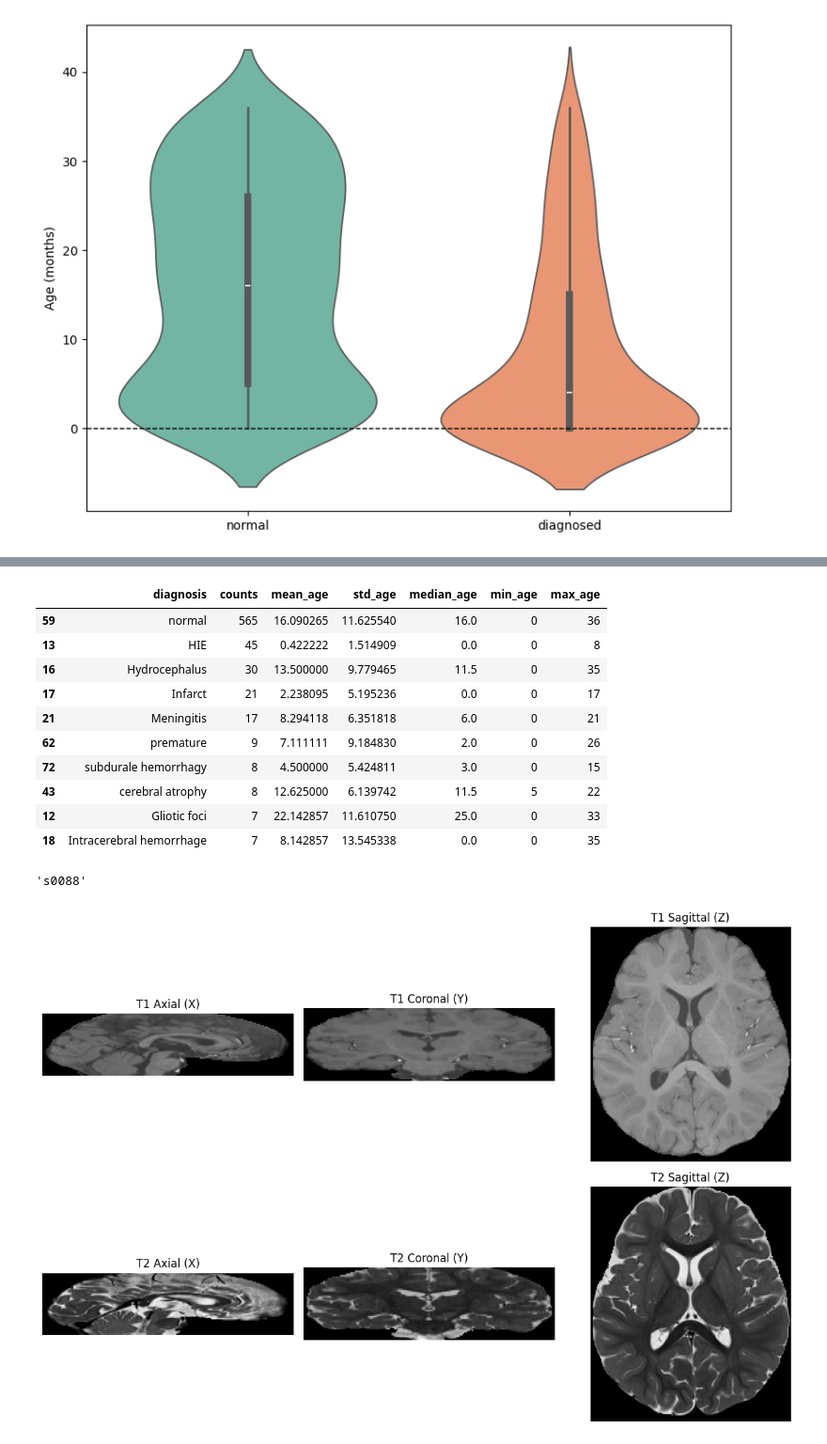
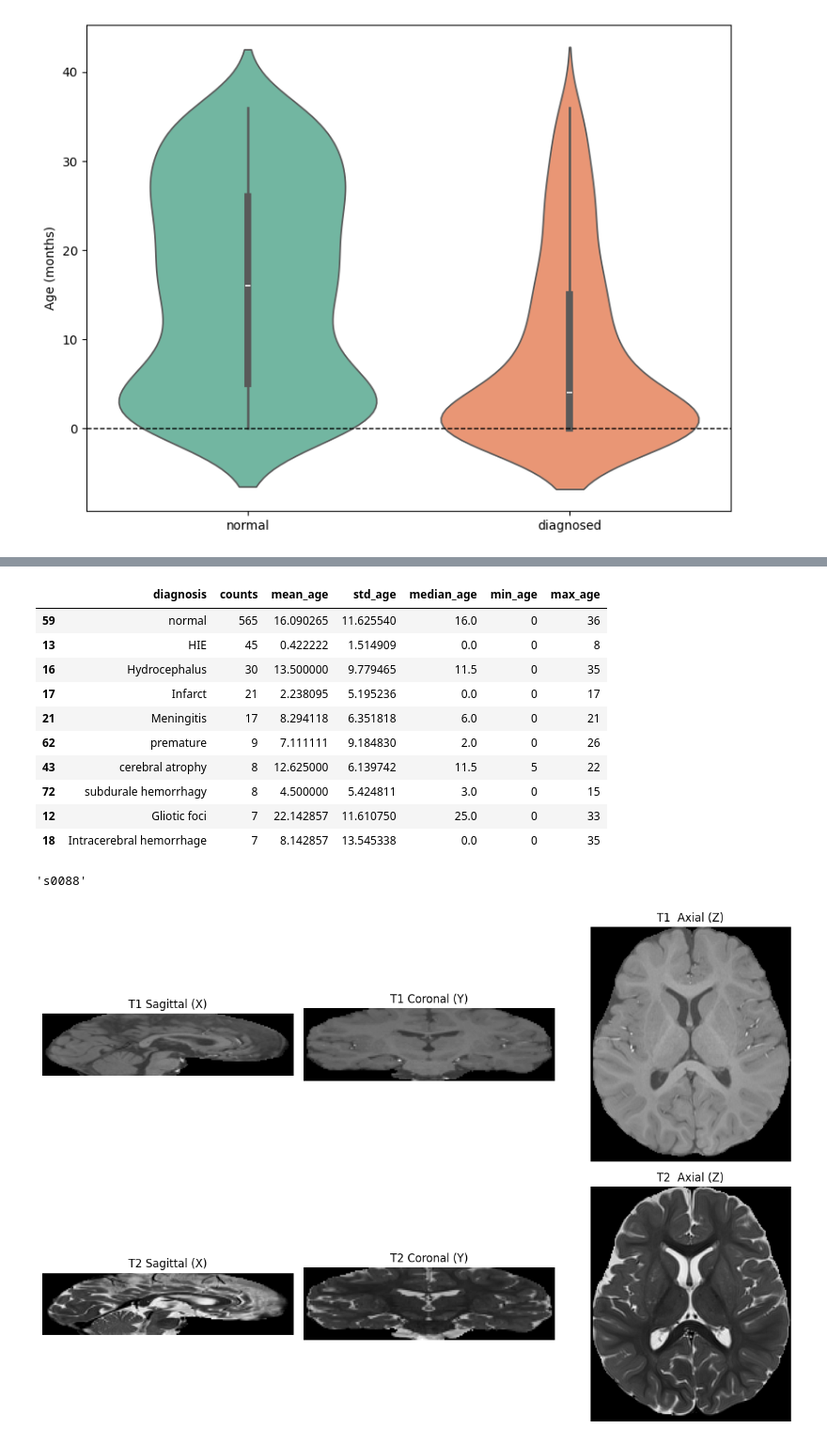
Before and after one commit to toelt-llc/mri_fractal, a Jupyter notebook: data_pipeline/5-Basel_MRI_dataset.ipynb, the cells around one changed output, grey strips where cells are left out. Shown at 94% size. Cells and saved outputs as stored; diff of their text form; code cells hidden in the pictures.

Commit message:
basel resolutions

```diff
--- a/data_pipeline/5-Basel_MRI_dataset.ipynb
+++ b/data_pipeline/5-Basel_MRI_dataset.ipynb
@@ -15,6 +18,7 @@ import seaborn as sns
 # %%
 # Load the dataset
-file_path = r'..\..\Datasets\Basel_mri\meta.csv'
+# file_path = r'..\..\Datasets\Basel_mri\meta.csv'
+file_path = os.path.join("..", "..", "Datasets", "Basel_mri", "meta.csv")
 df = pd.read_csv(file_path, sep=';')
 df.head()
 # %% [output]
@@ -99,8 +103,8 @@ df_grouped.head(10)
 | 17 | Infarct | 21 | 2.238095 | 5.195236 | 0.0 | 0 | 17 |
 | 21 | Meningitis | 17 | 8.294118 | 6.351818 | 6.0 | 0 | 21 |
 | 62 | premature | 9 | 7.111111 | 9.184830 | 2.0 | 0 | 26 |
+| 43 | cerebral atrophy | 8 | 12.625000 | 6.139742 | 11.5 | 5 | 22 |
 | 72 | subdurale hemorrhagy | 8 | 4.500000 | 5.424811 | 3.0 | 0 | 15 |
-| 43 | cerebral atrophy | 8 | 12.625000 | 6.139742 | 11.5 | 5 | 22 |
 | 12 | Gliotic foci | 7 | 22.142857 | 11.610750 | 25.0 | 0 | 33 |
 | 18 | Intracerebral hemorrhage | 7 | 8.142857 | 13.545338 | 0.0 | 0 | 35 |
 # %%
@@ -110,10 +114,7 @@ sample_image
 # %% [output]
 's0088'
 # %%
-def plot_mri_images(t1_path, t2_path):
-    # Load images using nibabel
-    t1_img = nib.load(t1_path).get_fdata()
-    t2_img = nib.load(t2_path).get_fdata()
+def plot_mri_images(t1_img, t2_img):
 
     # Helper to get middle slices
     def get_middle_slices(img):
@@ -127,7 +128,7 @@ def plot_mri_images(t1_path, t2_path):
 
     # Plotting
     fig, axes = plt.subplots(2, 3, figsize=(12, 8))
-    titles = ['Axial (X)', 'Coronal (Y)', 'Sagittal (Z)']
+    titles = ['Sagittal (X)', 'Coronal (Y)', ' Axial (Z)']
 
     # T1-weighted images
     for idx, slice_img in enumerate(t1_slices):
@@ -144,8 +145,13 @@ def plot_mri_images(t1_path, t2_path):
     plt.tight_layout()
     plt.show()
 # %%
-t1_scan = r'..\..\Datasets\Basel_mri\{}\t1.nii.gz'.format(sample_image)
-t2_scan = r'..\..\Datasets\Basel_mri\{}\t2.nii.gz'.format(sample_image)
-plot_mri_images(t1_scan, t2_scan)
+# t1_scan = r'..\..\Datasets\Basel_mri\{}\t1.nii.gz'.format(sample_image)
+# t2_scan = r'..\..\Datasets\Basel_mri\{}\t2.nii.gz'.format(sample_image)
+t1_scan = os.path.join("..", "..", "Datasets", "Basel_mri", sample_image, "t1.nii.gz")
+t2_scan = os.path.join("..", "..", "Datasets", "Basel_mri", sample_image, "t2.nii.gz")
+
+t1_img = nib.load(t1_scan).get_fdata()
+t2_img = nib.load(t2_scan).get_fdata()
+plot_mri_images(t1_img, t2_img)
 # %% [output]
-[figure, old version]
+[figure, new version]
```
Also changed, not shown: parts of 18 cells of this notebook.
